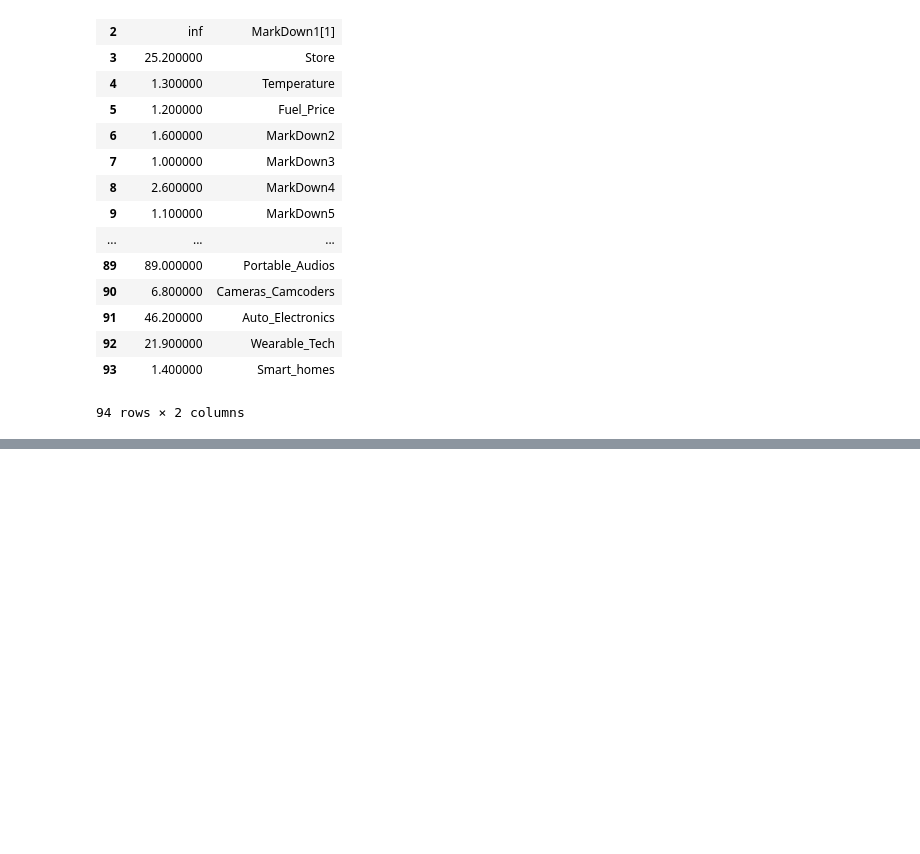
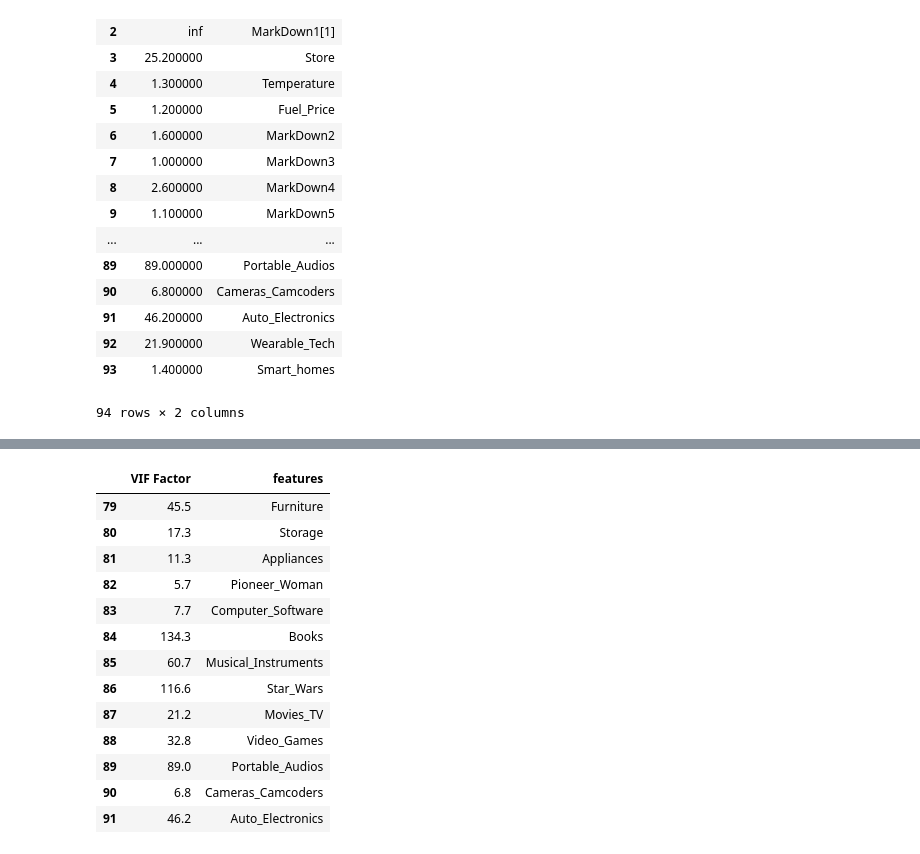
Before and after one commit to druchefavour/retailer_project, a Jupyter notebook: 9.0 Variance Inflation Factor.ipynb, the cells around one changed output, grey strips where cells are left out. Cells and saved outputs as stored; diff of their text form; code cells hidden in the pictures; blank space fills up the shorter version.

```diff
--- a/9.0 Variance Inflation Factor.ipynb
+++ b/9.0 Variance Inflation Factor.ipynb
@@ -279,0 +340,17 @@ vif.round(1)
+# %%
+vif.round(1).iloc[79:92]
+# %% [output]
+|  | VIF Factor | features |
+| 79 | 45.5 | Furniture |
+| 80 | 17.3 | Storage |
+| 81 | 11.3 | Appliances |
+| 82 | 5.7 | Pioneer_Woman |
+| 83 | 7.7 | Computer_Software |
+| 84 | 134.3 | Books |
+| 85 | 60.7 | Musical_Instruments |
+| 86 | 116.6 | Star_Wars |
+| 87 | 21.2 | Movies_TV |
+| 88 | 32.8 | Video_Games |
+| 89 | 89.0 | Portable_Audios |
+| 90 | 6.8 | Cameras_Camcoders |
+| 91 | 46.2 | Auto_Electronics |
```
Also changed, not shown: parts of 14 cells of this notebook, 12 other files.
